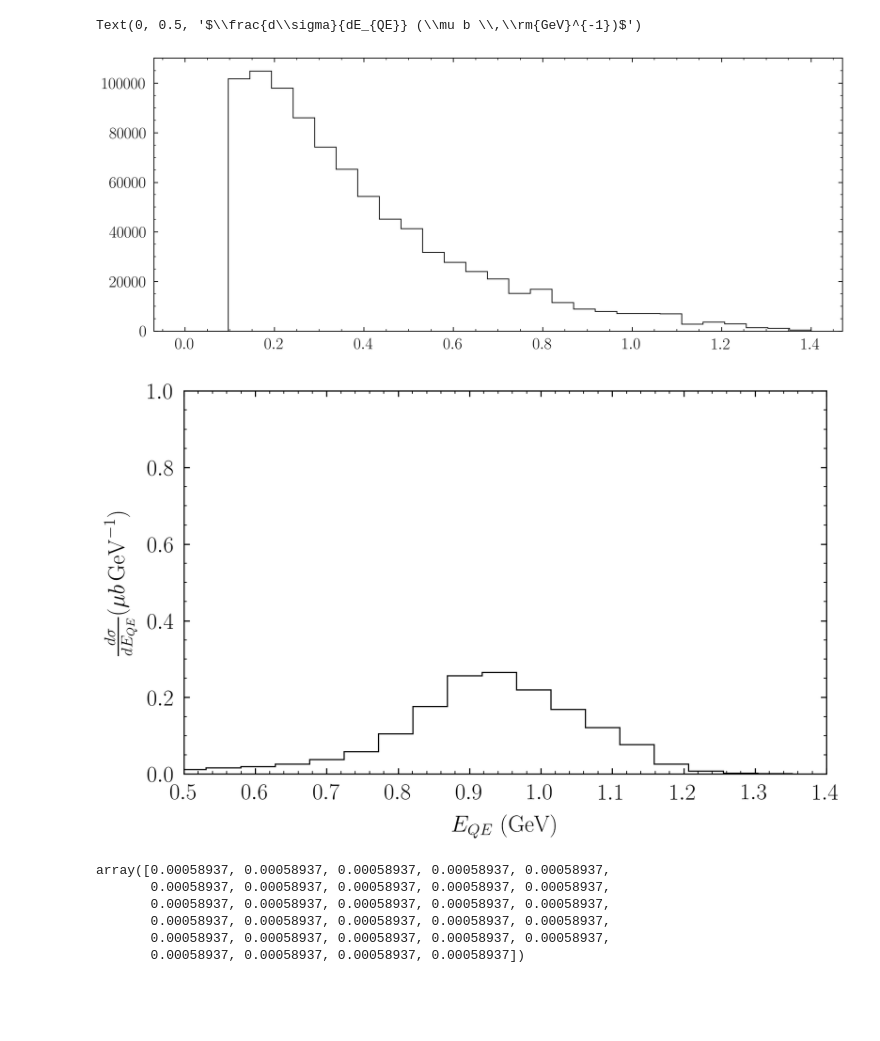
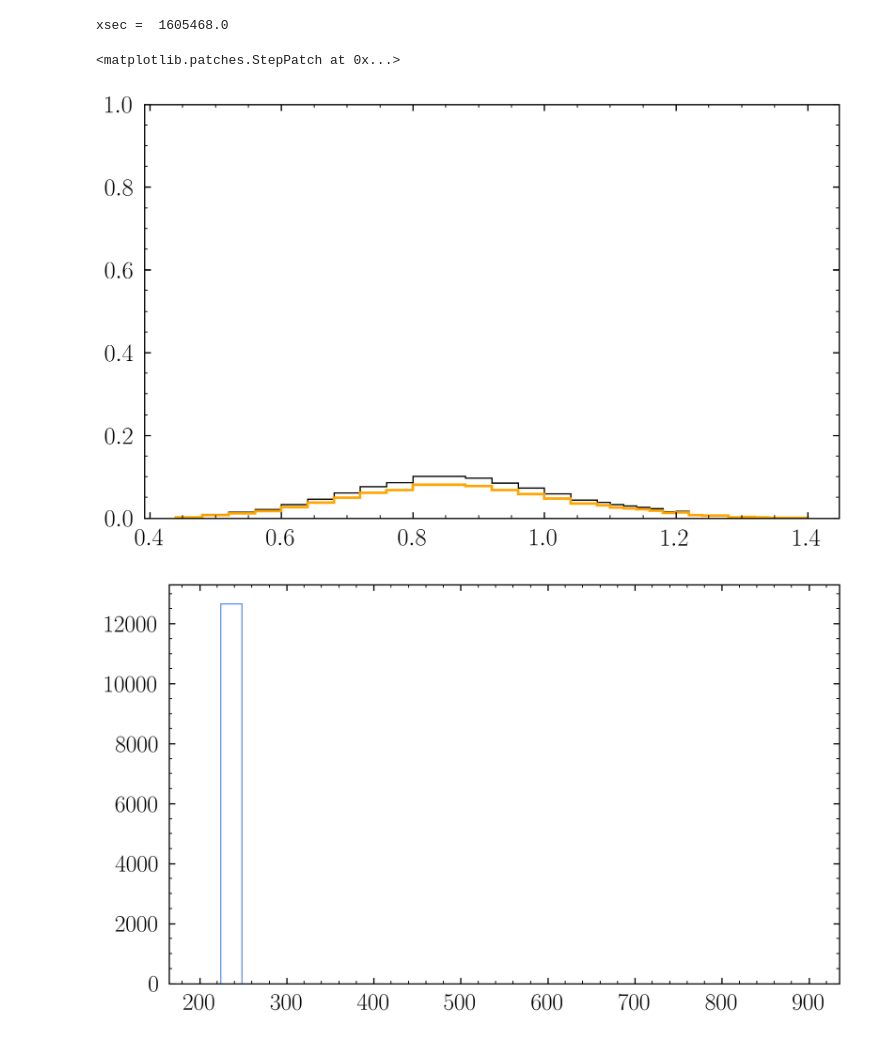
Before and after one commit to nastein/Lucino, a Jupyter notebook: EM_MEC/All_Angles/Untitled.ipynb, the cells around one changed output. Cells and saved outputs as stored; diff of their text form; code cells hidden in the pictures; blank space fills up the shorter version.

Commit message:
First commit in a bit, now have fixed angle, integrated over angles, and flux folded calculations working

```diff
--- a/EM_MEC/All_Angles/Untitled.ipynb
+++ b/EM_MEC/All_Angles/Untitled.ipynb
@@ -313,38 +590,41 @@ def get_double_diff_xsec_wgt(file, angle, delta, mybins_omega):
 # %%
-numbins = 30
+numbins = 50
 omegalow = 100
 omegahigh = 900
 
 Q2_bins = np.linspace(0,1.4,30)
-EQE_bins = np.linspace(0,1.4,30)
+EQE_bins = np.linspace(.4,1.4,30)
 
 dtheta = 1
 angle = 37.5
-wbins=np.linspace(omegalow,omegahigh,numbins)
+wbins=np.linspace(200,900,30)
 
-#Q2_nuc,leading_mom_an1,subleading_mom_an1,cospp1_2,cospp2_2,Emiss_pp3,Emiss_np3,EQE_nuc = get_double_diff_xsec_wgt('test_FG_1159_q2min_0p1GeV2.out', angle, dtheta, wbins)
+omega_nuc,cos12_nuc,Q2_nuc,leading_mom_an1,subleading_mom_an1,cospp1_2,cospp2_2,Emiss_pp3,Emiss_np3,EQE_nuc = get_double_diff_xsec_wgt('test_FG_full_1159_100000p00_2.out', angle, dtheta, wbins)
+#omega_nuc,cos12_nuc_re,Q2_nuc_re,leading_mom_an1_re,subleading_mom_an1_re,cospp1_2_re,cospp2_2_re,Emiss_pp3_re,Emiss_np3_re,EQE_nuc_re = get_double_diff_xsec_wgt_re('test_FG_full_1159_100000p00_2.out', angle, dtheta, wbins)
 
-fig,ax = plt.subplots(1,1,figsize=(15,6))
-Q2_bin_centers = (Q2_bins[:-1] + Q2_bins[1:]) / 2
-ax.stairs(Q2_nuc * Q2_bin_centers**2,Q2_bins,color='black',label=r'$\Delta + \pi$')
+#Q2_nuc,leading_mom_an1,leading_mom_re_an1,subleading_mom_an1,cospp1_2,cospp2_2,Emiss_pp3,Emiss_np3,EQE_nuc_SF = get_double_diff_xsec_wgt('test_FG_1159_q2min_0p1GeV2.out', angle, dtheta, wbins)
+#Q2_nuc,leading_mom_an1,leading_mom_re_an1,subleading_mom_an1,cospp1_2,cospp2_2,Emiss_pp3,Emiss_np3,EQE_nuc_SF = get_double_diff_xsec_wgt('test_FG_1159_q2min_0p1GeV2.out', angle, dtheta, wbins)
+
+#fig,ax = plt.subplots(1,1,figsize=(15,6))
+#Q2_bin_centers = (Q2_bins[:-1] + Q2_bins[1:]) / 2
+#ax.stairs(Q2_nuc,Q2_bins,color='black',label=r'$\Delta + \pi$')
 
 fig,ax = plt.subplots(1,1,figsize=(10,6))
 EQE_bin_centers = (EQE_bins[:-1] + EQE_bins[1:]) / 2
-ax.stairs(EQE_nuc*1e-7 ,EQE_bins,color='black',label=r'$\Delta + \pi$')
+ax.stairs(EQE_nuc*1e-6,e4v_EQE_bins,color='black',label=r'$\Delta + \pi$')
+ax.stairs((achilles_2p2h["EQE"]["qe"])/np.diff(e4v_EQE_bins)/1e6,e4v_EQE_bins,label=r'2p2h FG oset',color='orange',linewidth=2)
+
 ax.set_ylim([0,1])
-ax.set_xlim([0.5,1.4])
-ax.set_xlabel('$E_{QE}$ (GeV)')
-ax.set_ylabel(r'$\frac{d\sigma}{dE_{QE}} (\mu b \,\rm{GeV}^{-1})$')
+#ax.set_xlim([0.5,1.4])
+wbins=np.linspace(200,900,30)
+fig,ax = plt.subplots(1,1,figsize=(10,6))
+ax.stairs(omega_nuc, wbins)
+
+
+#ax.set_xlabel('$E_{QE}$ (GeV)')
+#ax.set_ylabel(r'$\frac{d\sigma}{dE_{QE}} (\mu b \,\rm{GeV}^{-1})$')
 # %% [output]
-Text(0, 0.5, '$\\frac{d\\sigma}{dE_{QE}} (\\mu b \\,\\rm{GeV}^{-1})$')
+xsec =  1605468.0
+<matplotlib.patches.StepPatch at 0x...>
-[figure, old version]
+[figure, new version]
-[figure, old version]
+[figure, new version]
-# %%
-Q2_nuc
-# %% [output]
-array([0.00058937, 0.00058937, 0.00058937, 0.00058937, 0.00058937,
-       0.00058937, 0.00058937, 0.00058937, 0.00058937, 0.00058937,
-       0.00058937, 0.00058937, 0.00058937, 0.00058937, 0.00058937,
-       0.00058937, 0.00058937, 0.00058937, 0.00058937, 0.00058937,
-       0.00058937, 0.00058937, 0.00058937, 0.00058937, 0.00058937,
-       0.00058937, 0.00058937, 0.00058937, 0.00058937])
```
Also changed, not shown: parts of 9 cells of this notebook, 49 other files.
